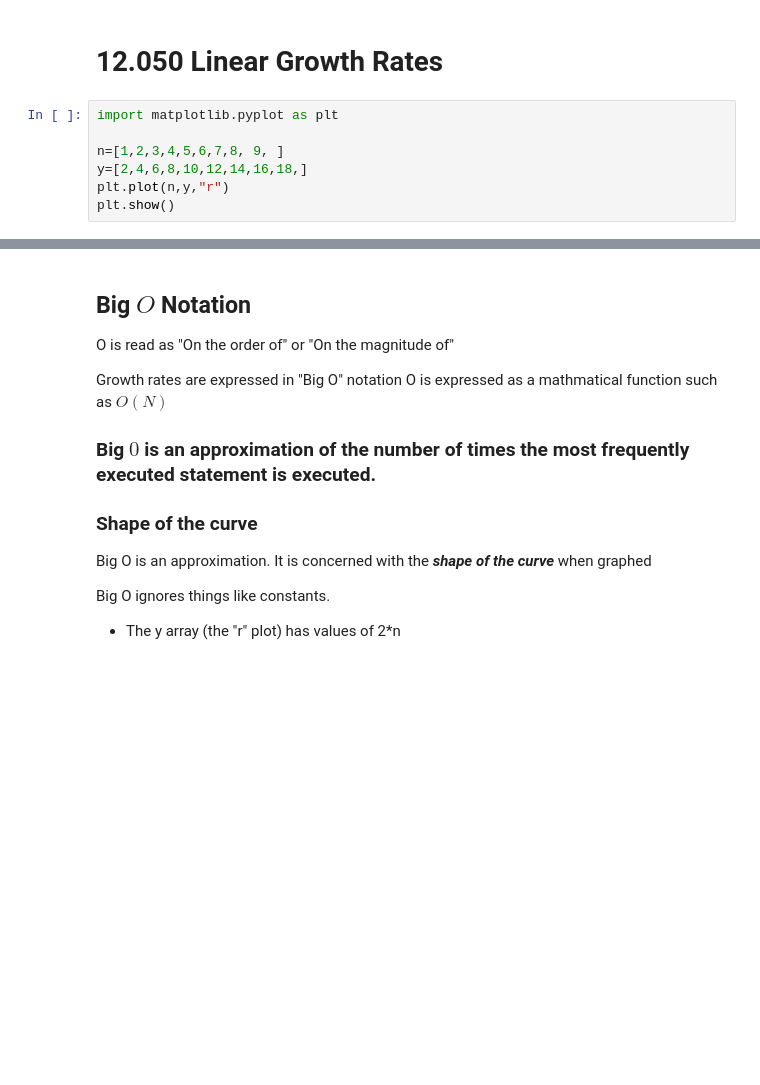
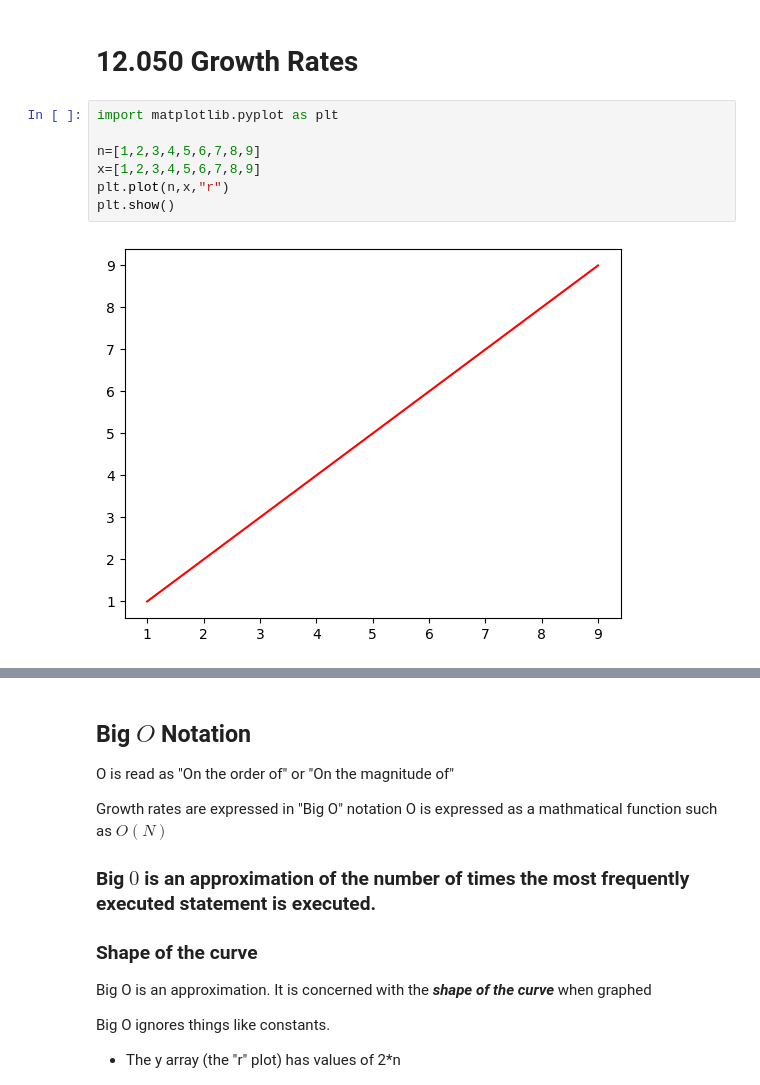
Before and after one commit to noynaert/csc187handouts, a Jupyter notebook: unit13/13_050_Growth_Rates.ipynb, the cells around one changed output, grey strips where cells are left out. Drawn from its saved outputs; the diff is of its cells as text; blank space fills up the shorter version.

```diff
--- a/unit13/13_050_Growth_Rates.ipynb
+++ b/unit13/13_050_Growth_Rates.ipynb
@@ -1,10 +1,12 @@
 # %% [markdown]
-# 12.050 Linear Growth Rates
+# 12.050 Growth Rates
 # %%
 import matplotlib.pyplot as plt
 
-n=[1,2,3,4,5,6,7,8, 9, ]
-y=[2,4,6,8,10,12,14,16,18,]
-plt.plot(n,y,"r")
+n=[1,2,3,4,5,6,7,8,9]
+x=[1,2,3,4,5,6,7,8,9]
+plt.plot(n,x,"r")
 plt.show()
+# %% [output]
+[figure, added]
 # %%
```
Also changed, not shown: parts of 3 cells of this notebook, 3 other files.
